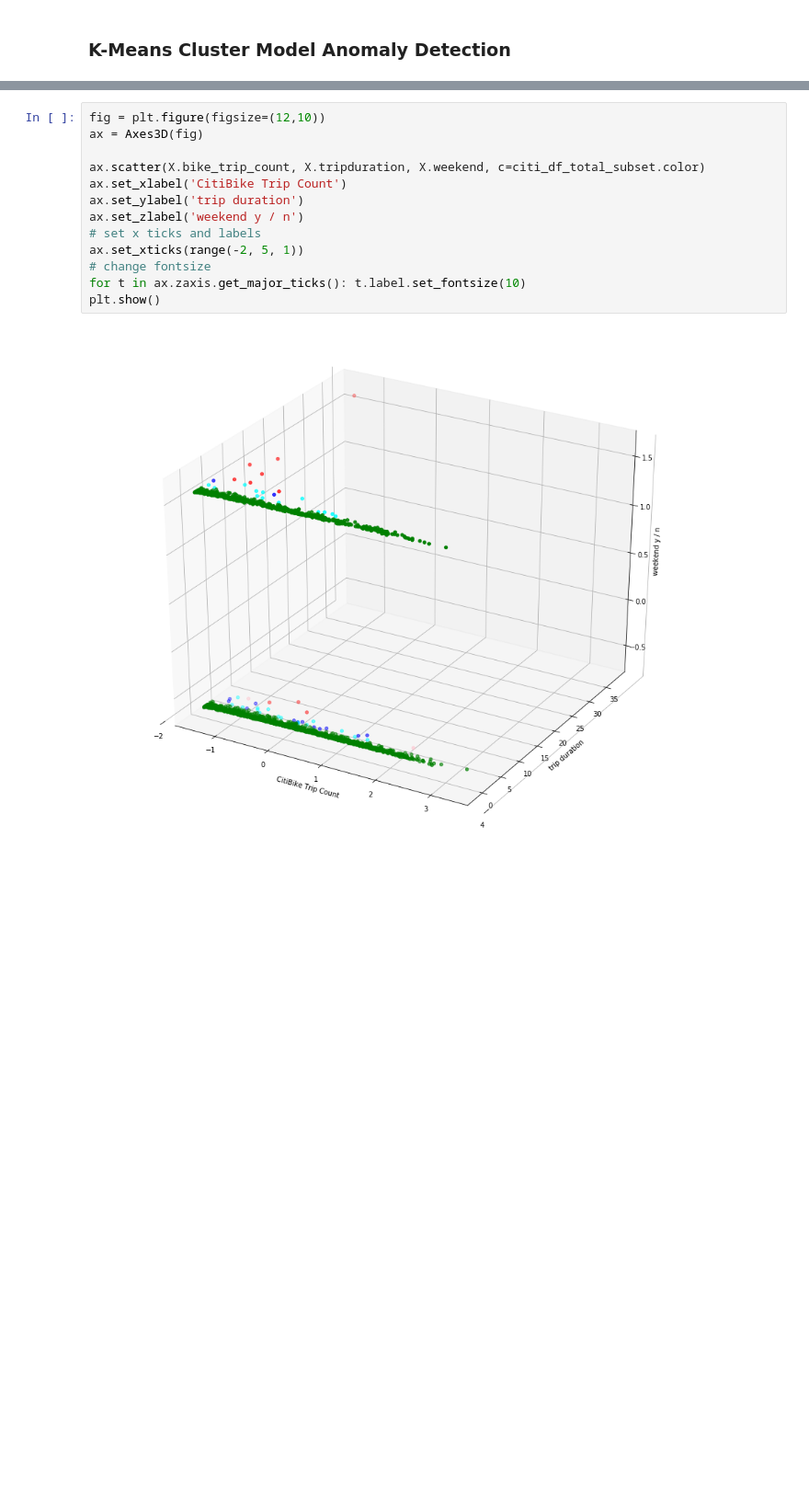
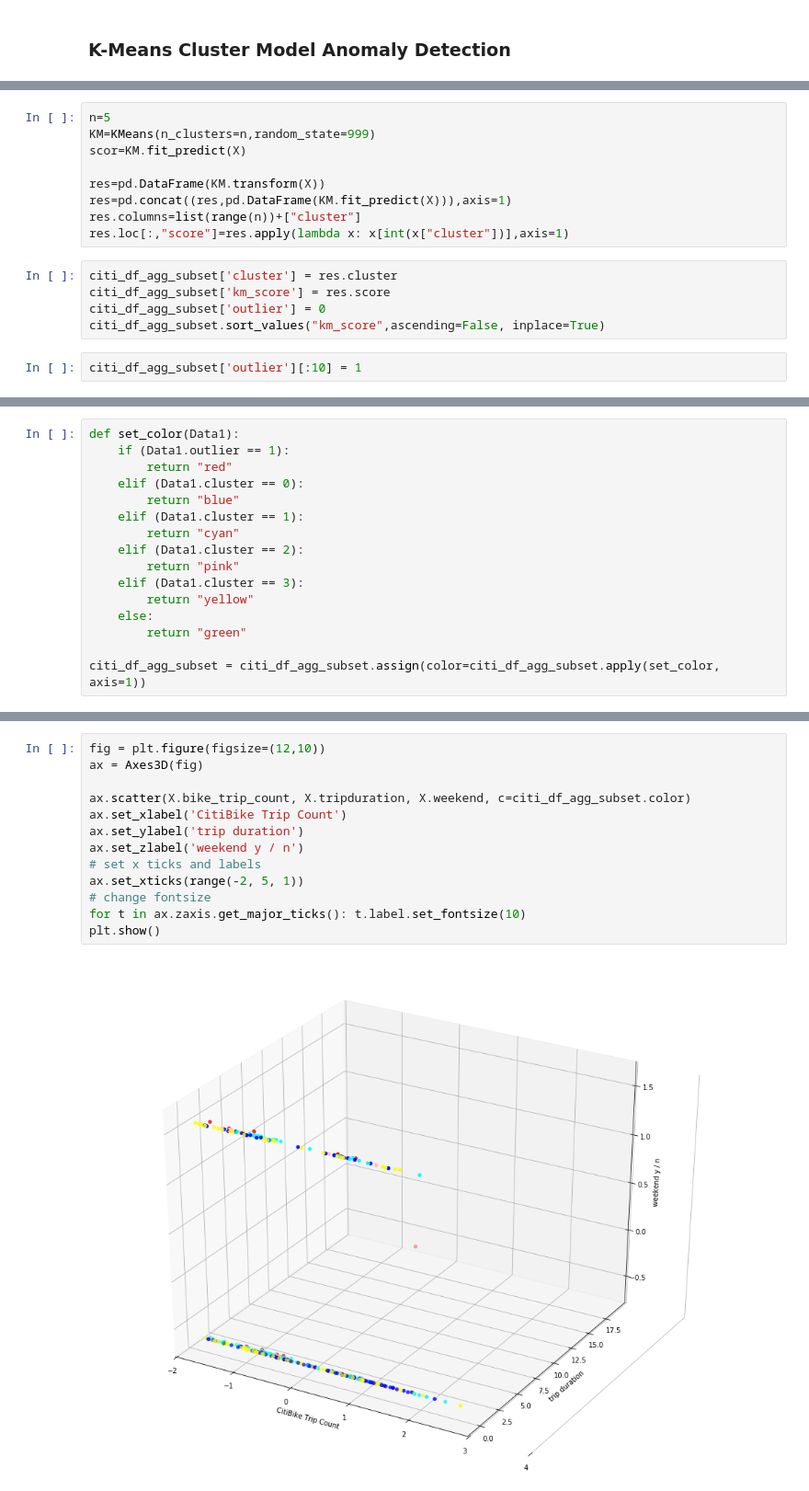
Before and after one commit to gperrin12/anomaly_detection_NYC_transit, a Jupyter notebook: Citi_Month_Stat_Agg.ipynb, the cells around one changed output, grey strips where cells are left out. Shown at 92% size. Drawn from its saved outputs; the diff is of its cells as text; blank space fills up the shorter version.

```diff
--- a/Citi_Month_Stat_Agg.ipynb
+++ b/Citi_Month_Stat_Agg.ipynb
@@ -886,0 +1042,16 @@ See the caveats in the documentation: http://pandas.pydata.org/pandas-docs/stabl
+# %%
+n=5
+KM=KMeans(n_clusters=n,random_state=999)
+scor=KM.fit_predict(X)
+
+res=pd.DataFrame(KM.transform(X))
+res=pd.concat((res,pd.DataFrame(KM.fit_predict(X))),axis=1)
+res.columns=list(range(n))+["cluster"]
+res.loc[:,"score"]=res.apply(lambda x: x[int(x["cluster"])],axis=1)
+# %%
+citi_df_agg_subset['cluster'] = res.cluster
+citi_df_agg_subset['km_score'] = res.score
+citi_df_agg_subset['outlier'] = 0
+citi_df_agg_subset.sort_values("km_score",ascending=False, inplace=True)
+# %%
+citi_df_agg_subset['outlier'][:10] = 1
@@ -886,0 +1063,16 @@ See the caveats in the documentation: http://pandas.pydata.org/pandas-docs/stabl
+# %%
+def set_color(Data1):
+    if (Data1.outlier == 1):
+        return "red"
+    elif (Data1.cluster == 0):
+        return "blue"
+    elif (Data1.cluster == 1):
+        return "cyan"
+    elif (Data1.cluster == 2):
+        return "pink"
+    elif (Data1.cluster == 3):
+        return "yellow"
+    else:
+        return "green"
+
+citi_df_agg_subset = citi_df_agg_subset.assign(color=citi_df_agg_subset.apply(set_color, axis=1))
@@ -887,15 +1102,15 @@ See the caveats in the documentation: http://pandas.pydata.org/pandas-docs/stabl
 # %%
 fig = plt.figure(figsize=(12,10))
 ax = Axes3D(fig)
 
-ax.scatter(X.bike_trip_count, X.tripduration, X.weekend, c=citi_df_total_subset.color)
+ax.scatter(X.bike_trip_count, X.tripduration, X.weekend, c=citi_df_agg_subset.color)
 ax.set_xlabel('CitiBike Trip Count')
 ax.set_ylabel('trip duration')
 ax.set_zlabel('weekend y / n')
 # set x ticks and labels
 ax.set_xticks(range(-2, 5, 1))
 # change fontsize
 for t in ax.zaxis.get_major_ticks(): t.label.set_fontsize(10)
 plt.show()
 # %% [output]
-[figure, old version]
+[figure, new version]
```
Also changed, not shown: parts of 101 cells of this notebook.
